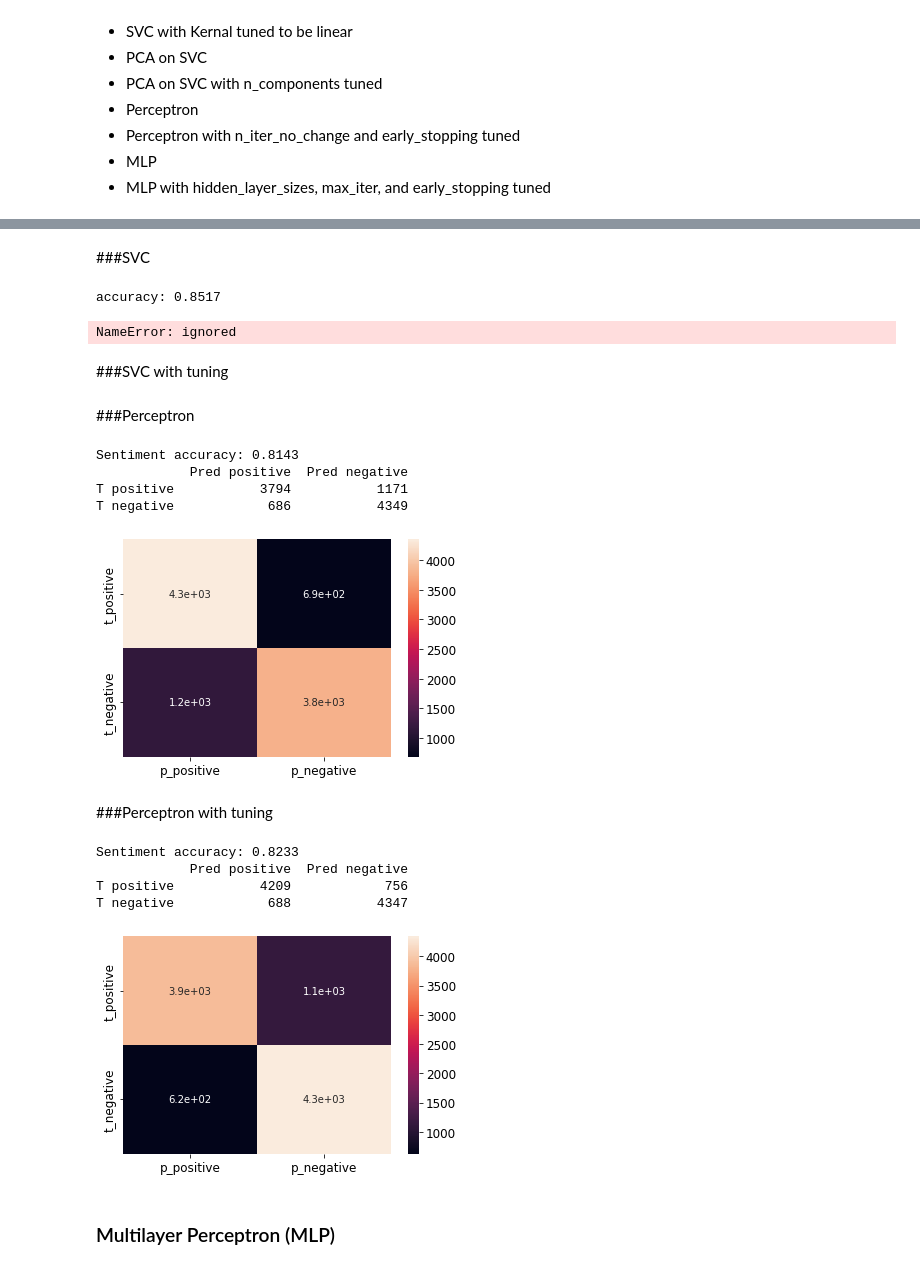
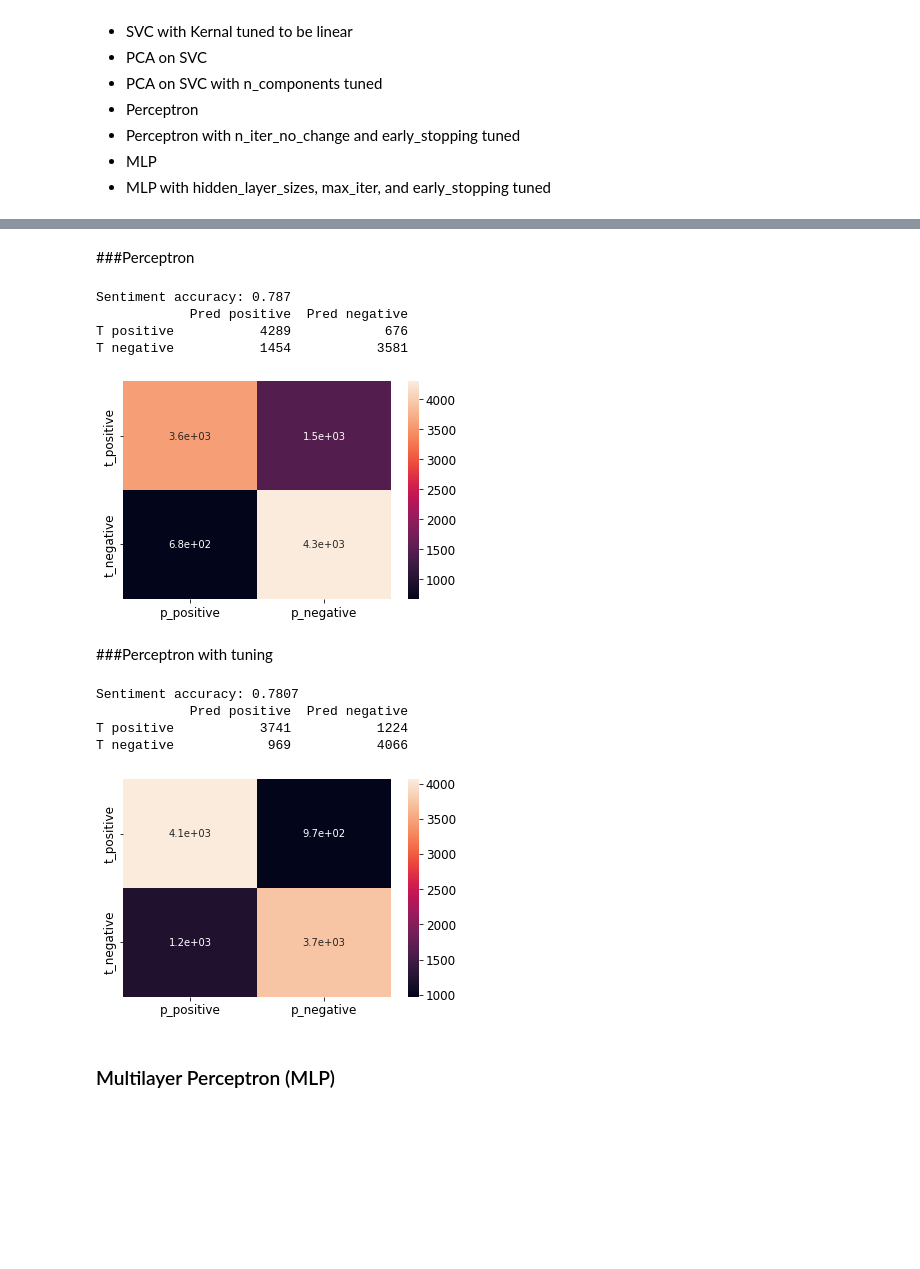
Before and after one commit to sbecker17/public_work, a Jupyter notebook: Project_2_NLP.ipynb, the cells around one changed output, grey strips where cells are left out. Cells and saved outputs as stored; diff of their text form; code cells hidden in the pictures; blank space fills up the shorter version.

```diff
--- a/Project_2_NLP.ipynb
+++ b/Project_2_NLP.ipynb
@@ -122,10 +122,10 @@ def clean_review(review):
     cleaned = " ".join(words)
     return cleaned
 # %%
-#process the data
-cleaned_text = []
-for i in range(5000):
-    cleaned_text.append(clean_review(data["review"][i]))
+##process the data
+#cleaned_text = []
+#for i in range(5000):
+#    cleaned_text.append(clean_review(data["review"][i]))
 # %%
 #process the data
 cleaned_text = []
@@ -268,86 +208,47 @@ print(pandas.DataFrame(conf_mat, index = "T " + vals, columns = "Pred " + vals))
-# %% [markdown]
-###SVC
-# %%
-from sklearn.svm import SVC
-from sklearn import metrics
-from sklearn.metrics import confusion_matrix
-import seaborn as sns
-#load up scikit-learn SVC (Support Vector Classifier)
-clf = SVC()
-clf.fit(train_data_vectors,train_sln)
-predictions = clf.predict(test_data_vectors)
-
-#output accuracy
-print("accuracy:", metrics.accuracy_score(test_sln, predictions))
-vals = data["sentiment"].unique() ## possible classification values
-conf_mat = metrics.confusion_matrix(test_sln, predictions, labels=vals)
-print(pandas.DataFrame(conf_mat, index = "T " + vals, columns = "Pred " + vals))
-#can do kernal trick to increase dimentionality of data
-# %% [output]
-accuracy: 0.8517
-NameError: ignored
-# %% [markdown]
-###SVC with tuning
-# %%
-import seaborn as sns
-clf_tuned = SVC(kernal='linear')
-clf_tuned.fit(train_data_vectors,train_sln)
-predictions = clf_tuned.predict(test_data_vectors)
-
-print("accuracy:", metrics.accuracy_score(test_sln, predictions))
-vals = data["sentiment"].unique() ## possible classification values
-conf_mat = metrics.confusion_matrix(test_sln, predictions, labels=vals)
-print(pandas.DataFrame(conf_mat, index = "T " + vals, columns = "Pred " + vals))
-
-#output accuracy
-print("accuracy:", metrics.accuracy_score(test_sln, predictions))
-print_confusion_matrix(test_sln, predictions, True)
-#can do kernal trick to increase dimentionality of data
 # %% [markdown]
 ###Perceptron
 # %%
 from sklearn import metrics
 from sklearn.metrics import confusion_matrix
 from sklearn.linear_model import Perceptron
 perc = Perceptron()
 perc.fit(train_data_vectors,train_sln)
 perc_predictions = perc.predict(test_data_vectors)
 print("Sentiment accuracy:", metrics.accuracy_score(test_sln, perc_predictions))
 
 print_confusion_matrix(test_sln, perc_predictions, True)
-Perceptron(n_iter_no_change = 10, early_stopping=True)
 
 vals = data['sentiment'].unique() ## possible classification values
 conf_mat = metrics.confusion_matrix(test_sln, perc_predictions, labels=vals)
 print(pandas.DataFrame(conf_mat, index = "T " + vals, columns = "Pred " + vals))
 # %% [output]
-Sentiment accuracy: 0.8143
+Sentiment accuracy: 0.787
             Pred positive  Pred negative
-T positive           3794           1171
-T negative            686           4349
+T positive           4289            676
+T negative           1454           3581
-[figure, old version]
+[figure, new version]
 # %% [markdown]
 ###Perceptron with tuning
 # %%
 from sklearn import metrics
 from sklearn.metrics import confusion_matrix
 from sklearn.linear_model import Perceptron
-perc = Perceptron(n_iter_no_change = 100, early_stopping=True)
-perc.fit(train_data_vectors,train_sln)
-perc_predictions = perc.predict(test_data_vectors)
-print("Sentiment accuracy:", metrics.accuracy_score(test_sln, perc_predictions))
+perc_tuned = Perceptron(n_iter_no_change = 100, early_stopping=True)
+perc_tuned.fit(train_data_vectors,train_sln)
+perc_tuned_predictions = perc_tuned.predict(test_data_vectors)
+print("Sentiment accuracy:", metrics.accuracy_score(test_sln, perc_tuned_predictions))
 
-print_confusion_matrix(test_sln, perc_predictions, True)
+print_confusion_matrix(test_sln, perc_tuned_predictions, True)
 
 vals = data['sentiment'].unique() ## possible classification values
-conf_mat = metrics.confusion_matrix(test_sln, predictions, labels=vals)
+conf_mat = metrics.confusion_matrix(test_sln, perc_tuned_predictions, labels=vals)
 print(pandas.DataFrame(conf_mat, index = "T " + vals, columns = "Pred " + vals))
 # %% [output]
-Sentiment accuracy: 0.8233
+Sentiment accuracy: 0.7807
             Pred positive  Pred negative
-T positive           4209            756
-T negative            688           4347
+T positive           3741           1224
+T negative            969           4066
-[figure, old version]
+[figure, new version]
 # %% [markdown]
 ### Multilayer Perceptron (MLP)
 # %%
```
Also changed, not shown: parts of 17 cells of this notebook.
